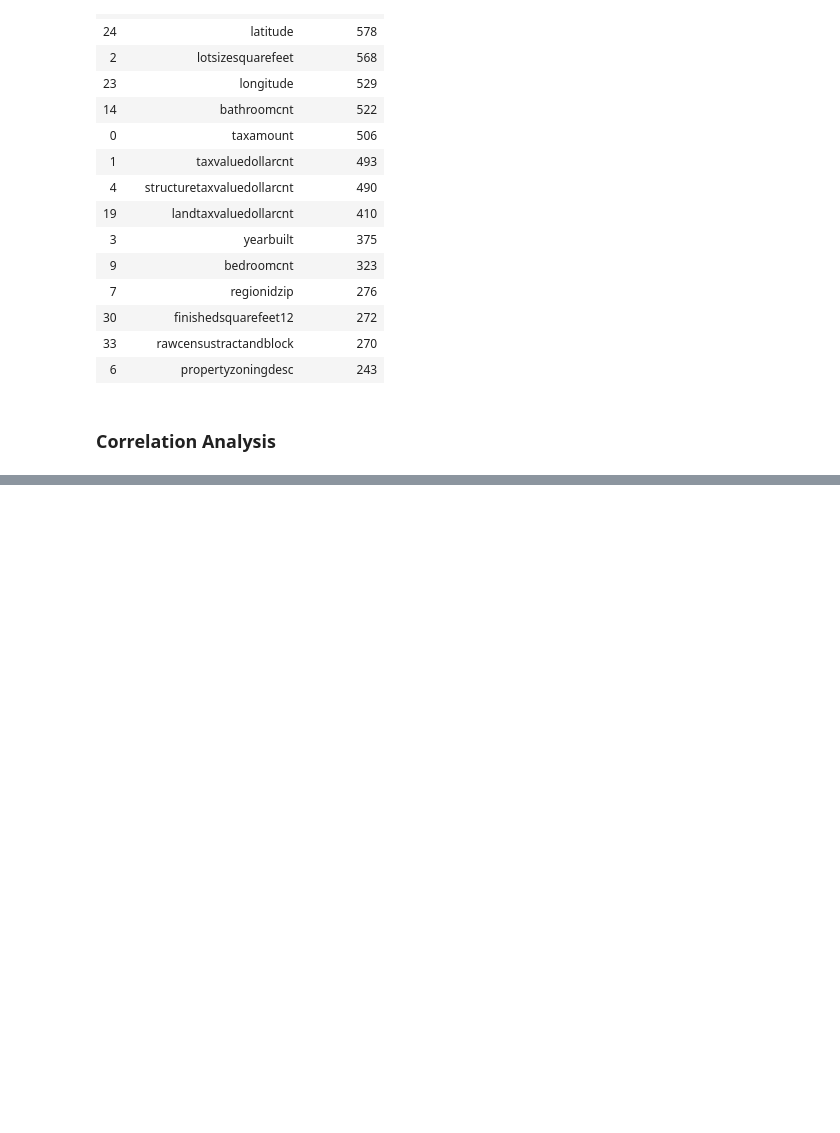
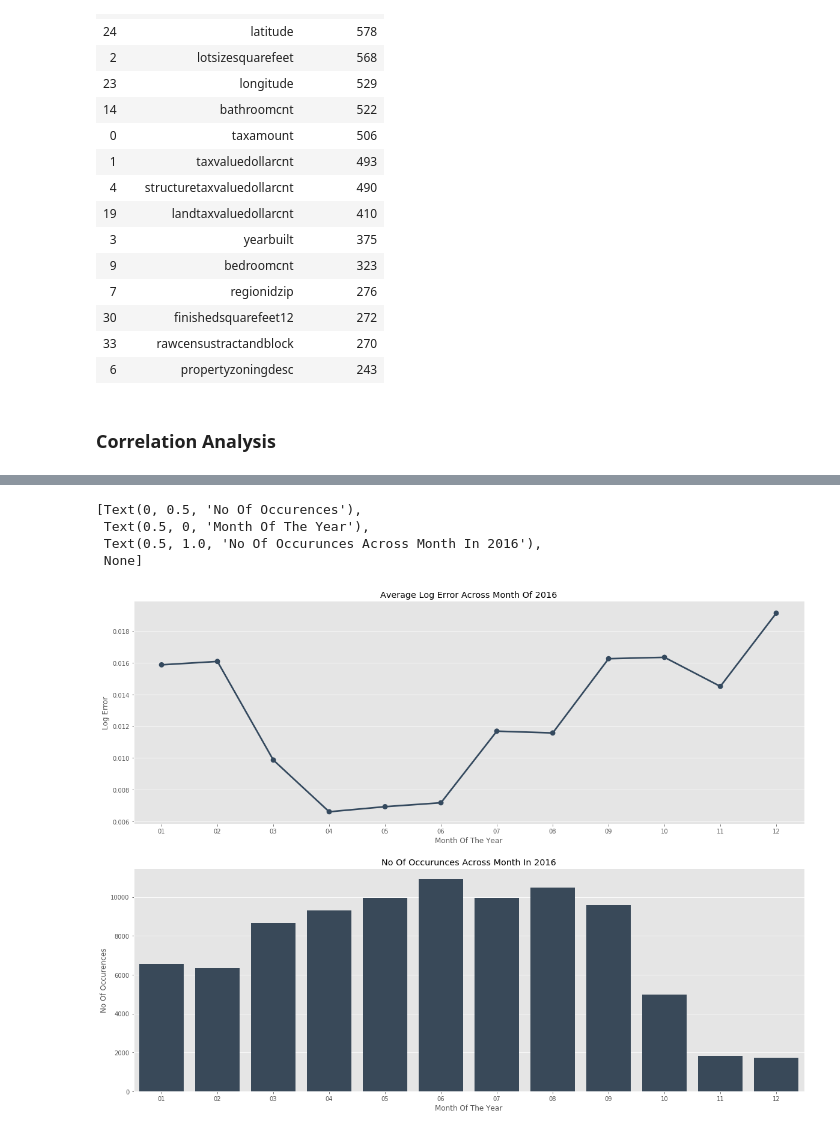
Before and after one commit to suhyun-cho/Dive-to-Kaggle, a Jupyter notebook: Zillow-prize/EDA On Missing Values & Multicollinearity.ipynb, the cells around one changed output, grey strips where cells are left out. Cells and saved outputs as stored; diff of their text form; code cells hidden in the pictures; blank space fills up the shorter version.

```diff
--- a/Zillow-prize/EDA On Missing Values & Multicollinearity.ipynb
+++ b/Zillow-prize/EDA On Missing Values & Multicollinearity.ipynb
@@ -192,0 +309,4 @@ features.head(15)
+# %%
+train["year"] = train.transactiondate.map(lambda x: str(x).split("-")[0])
+train["month"] = train.transactiondate.map(lambda x: str(x).split("-")[1])
+train["day"] = train.transactiondate.map(lambda x: str(x).split("-")[2].split()[0])
@@ -192,0 +329,22 @@ features.head(15)
+# %%
+train["year"] = train.transactiondate.map(lambda x: str(x).split("-")[0])
+train["month"] = train.transactiondate.map(lambda x: str(x).split("-")[1])
+train["day"] = train.transactiondate.map(lambda x: str(x).split("-")[2].split()[0])
+
+traingroupedMonth = train.groupby(["month"])["logerror"].mean().to_frame().reset_index()
+traingroupedDay = train.groupby(["day"])["logerror"].mean().to_frame().reset_index()
+fig,(ax1,ax2)= plt.subplots(nrows=2)
+fig.set_size_inches(20,15)
+
+
+sn.pointplot(x=traingroupedMonth["month"], y=traingroupedMonth["logerror"], data=traingroupedMonth, join=True,ax=ax1,color="#34495e")
+ax1.set(xlabel='Month Of The Year', ylabel='Log Error',title="Average Log Error Across Month Of 2016",label='big')
+
+sn.countplot(x=train["month"], data=train,ax=ax2,color="#34495e")
+ax2.set(xlabel='Month Of The Year', ylabel='No Of Occurences',title="No Of Occurunces Across Month In 2016",label='big')
+# %% [output]
+[Text(0, 0.5, 'No Of Occurences'),
+ Text(0.5, 0, 'Month Of The Year'),
+ Text(0.5, 1.0, 'No Of Occurunces Across Month In 2016'),
+ None]
+[figure, added]
```
Also changed, not shown: parts of 18 cells of this notebook.
